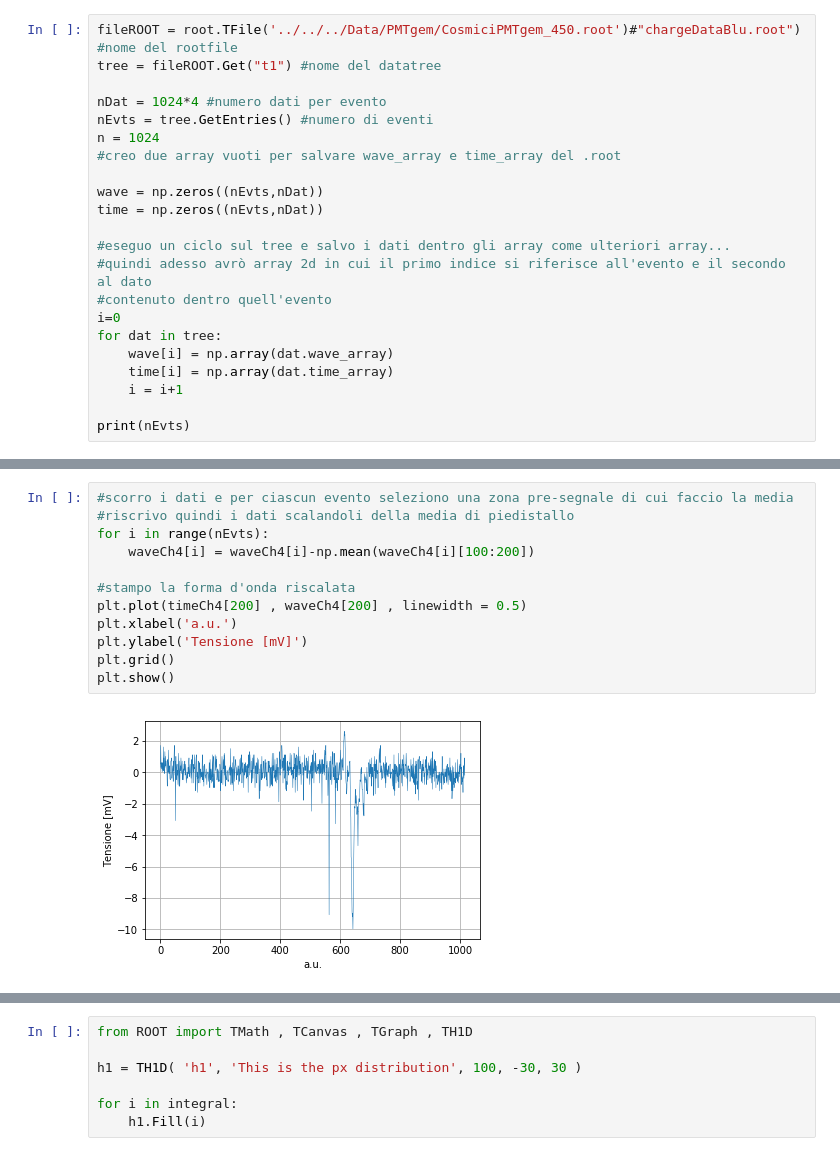
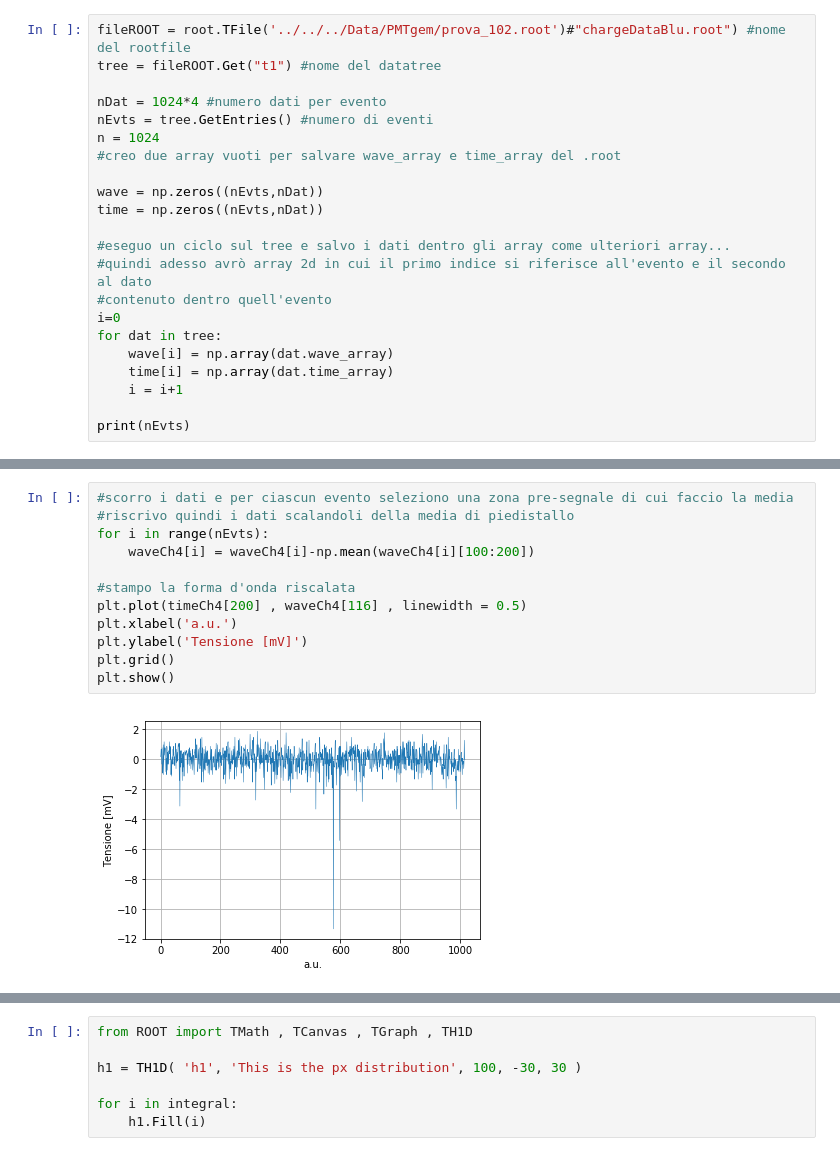
Before and after one commit to edoardoORANGE/ORANGEdata, a Jupyter notebook: Analisi/PMTgemAnalysis/FastAnalysisPMTgem.ipynb, the cells around one changed output, grey strips where cells are left out. Saved outputs shown, nothing was run; the diff lists cells and outputs as text.

```diff
--- a/Analisi/PMTgemAnalysis/FastAnalysisPMTgem.ipynb
+++ b/Analisi/PMTgemAnalysis/FastAnalysisPMTgem.ipynb
@@ -7,5 +7,5 @@ Welcome to JupyROOT 6.16/00
 # %%
-fileROOT = root.TFile('../../../Data/PMTgem/CosmiciPMTgem_450.root')#"chargeDataBlu.root") #nome del rootfile
+fileROOT = root.TFile('../../../Data/PMTgem/prova_102.root')#"chargeDataBlu.root") #nome del rootfile
 tree = fileROOT.Get("t1") #nome del datatree
 
 nDat = 1024*4 #numero dati per evento
@@ -90,17 +88,17 @@ print(j)
 # %%
 #scorro i dati e per ciascun evento seleziono una zona pre-segnale di cui faccio la media
 #riscrivo quindi i dati scalandoli della media di piedistallo
 for i in range(nEvts):
     waveCh4[i] = waveCh4[i]-np.mean(waveCh4[i][100:200])
 
 #stampo la forma d'onda riscalata
-plt.plot(timeCh4[200] , waveCh4[200] , linewidth = 0.5)
+plt.plot(timeCh4[200] , waveCh4[116] , linewidth = 0.5)
 plt.xlabel('a.u.')
 plt.ylabel('Tensione [mV]')
 plt.grid()
 plt.show()
 # %% [output]
-[figure, old version]
+[figure, new version]
 # %%
 waveCh4A = np.zeros((nEvts-j,n))
 R = 50 #resistenza in Ohm
```
Also changed, not shown: parts of 7 cells of this notebook, 17 other files.
